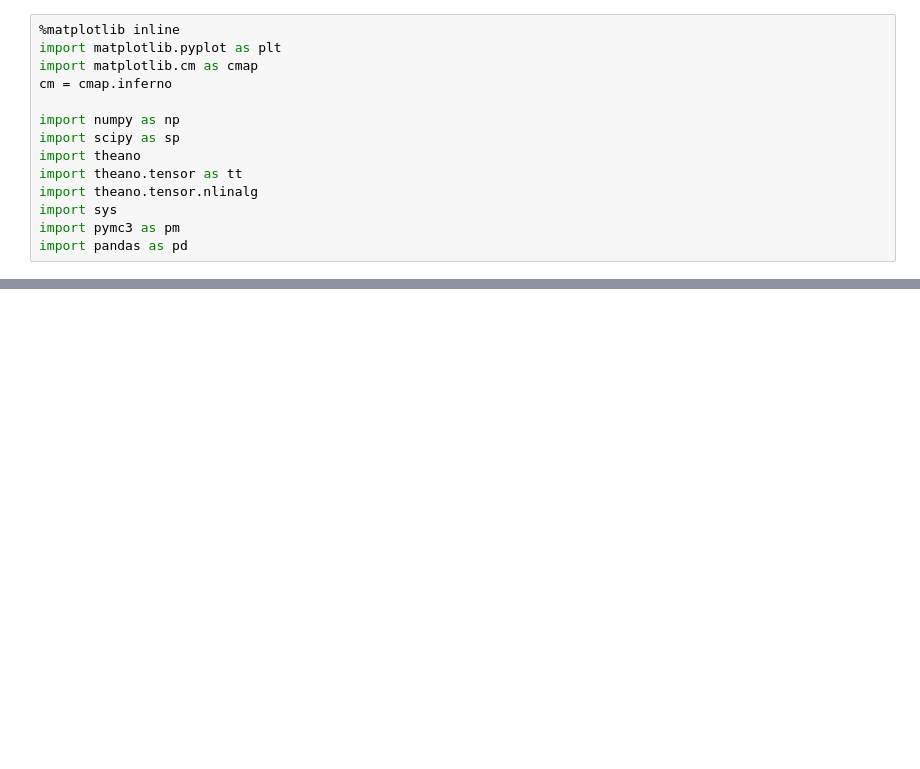
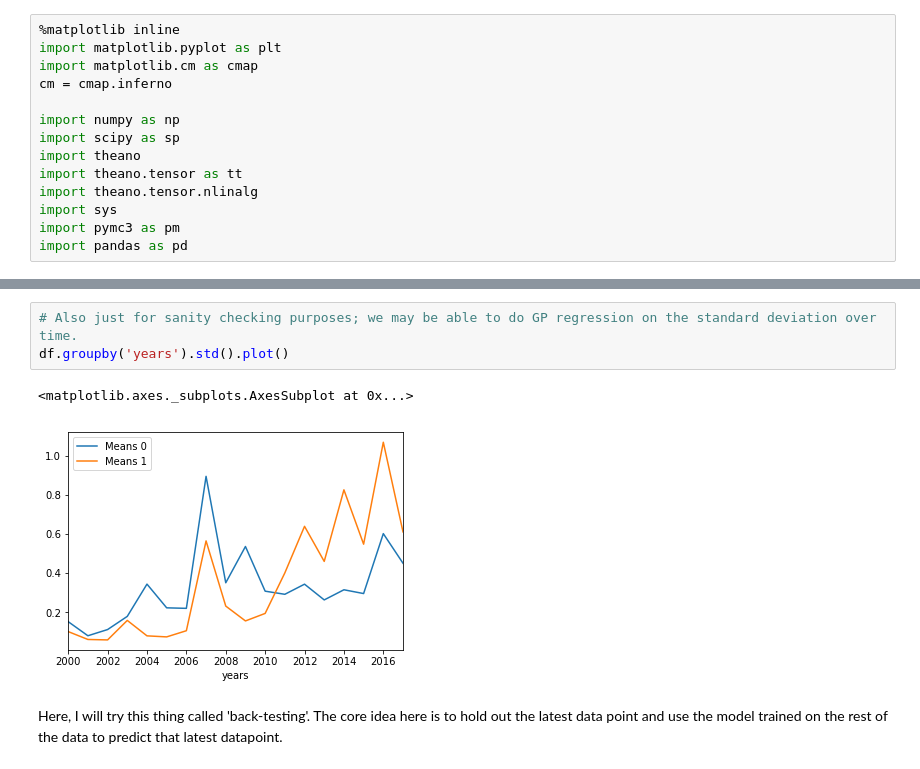
Before and after one commit to ericmjl/autoencoders, a Jupyter notebook: gaussian-process-regression.ipynb, the cells around one changed output, grey strips where cells are left out. Saved outputs shown, nothing was run; the diff lists cells and outputs as text; blank space fills up the shorter version.

```diff
--- a/gaussian-process-regression.ipynb
+++ b/gaussian-process-regression.ipynb
@@ -29,0 +42,8 @@ df.groupby('years').mean().plot()
+# %%
+# Also just for sanity checking purposes; we may be able to do GP regression on the standard deviation over time.
+df.groupby('years').std().plot()
+# %% [output]
+<matplotlib.axes._subplots.AxesSubplot at 0x...>
+[figure, added]
+# %% [markdown]
+Here, I will try this thing called 'back-testing'. The core idea here is to hold out the latest data point and use the model trained on the rest of the data to predict that latest datapoint.
```
Also changed, not shown: parts of 15 cells of this notebook, 2 other files.
